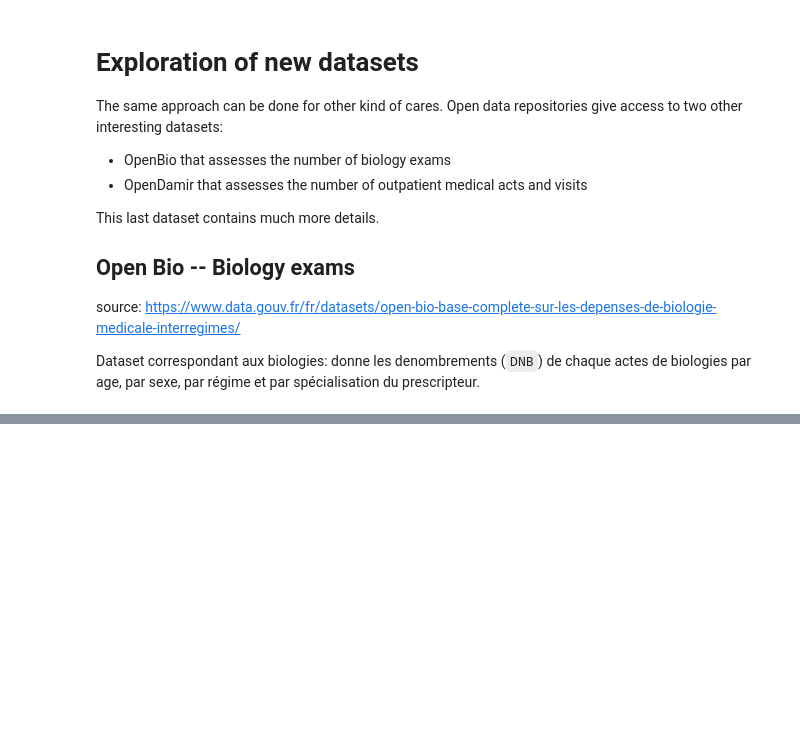
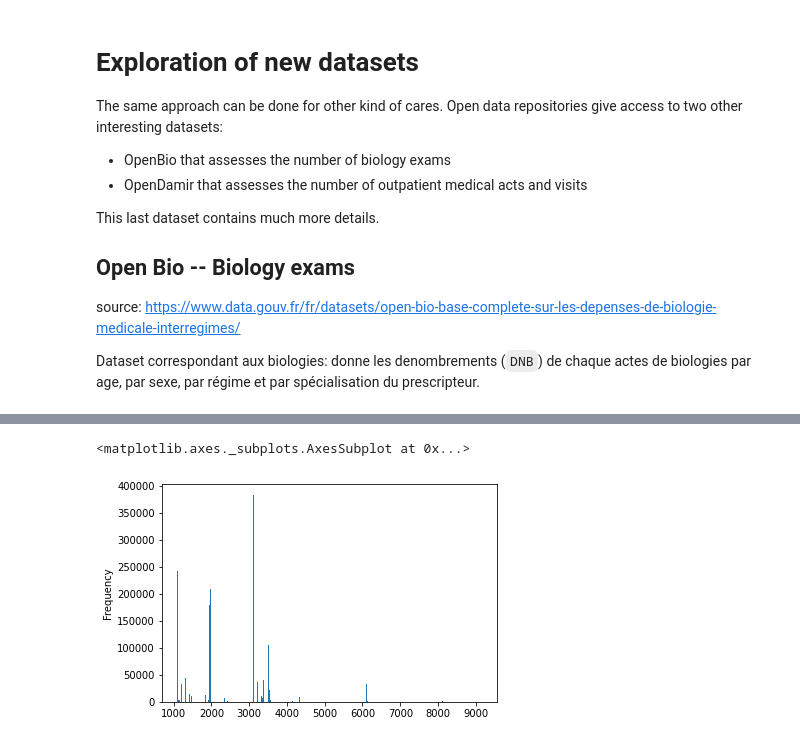
Before and after one commit to tguyet/medtrajectory_datagen, a Jupyter notebook: Data_Analysis/Public_Data_Explo.ipynb, the cells around one changed output, grey strips where cells are left out. Drawn from its saved outputs; the diff is of its cells as text; code cells hidden in the pictures; blank space fills up the shorter version.

```diff
--- a/Data_Analysis/Public_Data_Explo.ipynb
+++ b/Data_Analysis/Public_Data_Explo.ipynb
@@ -673,0 +601,5 @@ damir
+# %%
+damir['prs_nat'].plot.hist(bins=1000)
+# %% [output]
+<matplotlib.axes._subplots.AxesSubplot at 0x...>
+[figure, added]
```
Also changed, not shown: parts of 37 cells of this notebook, 5 other files.
